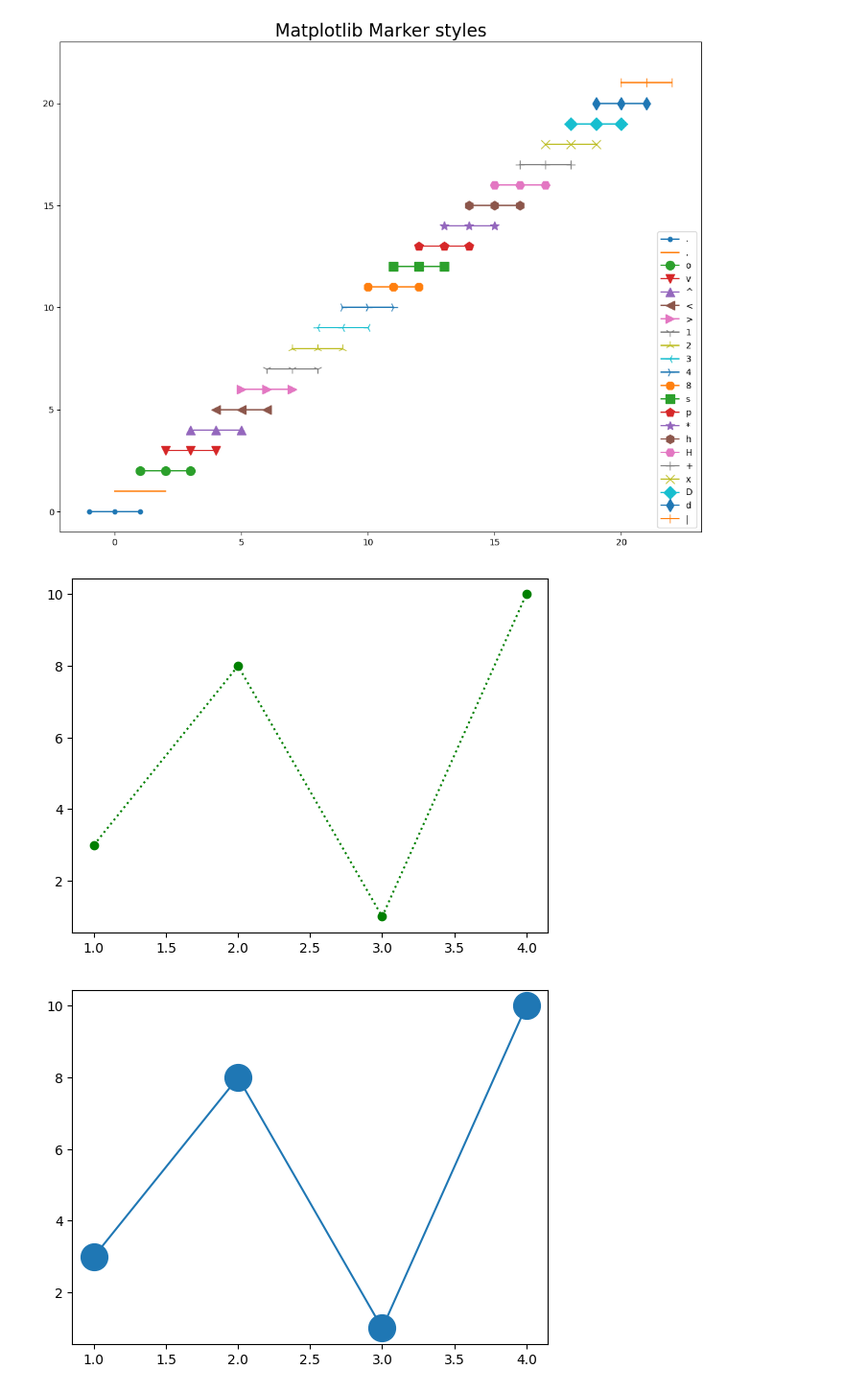
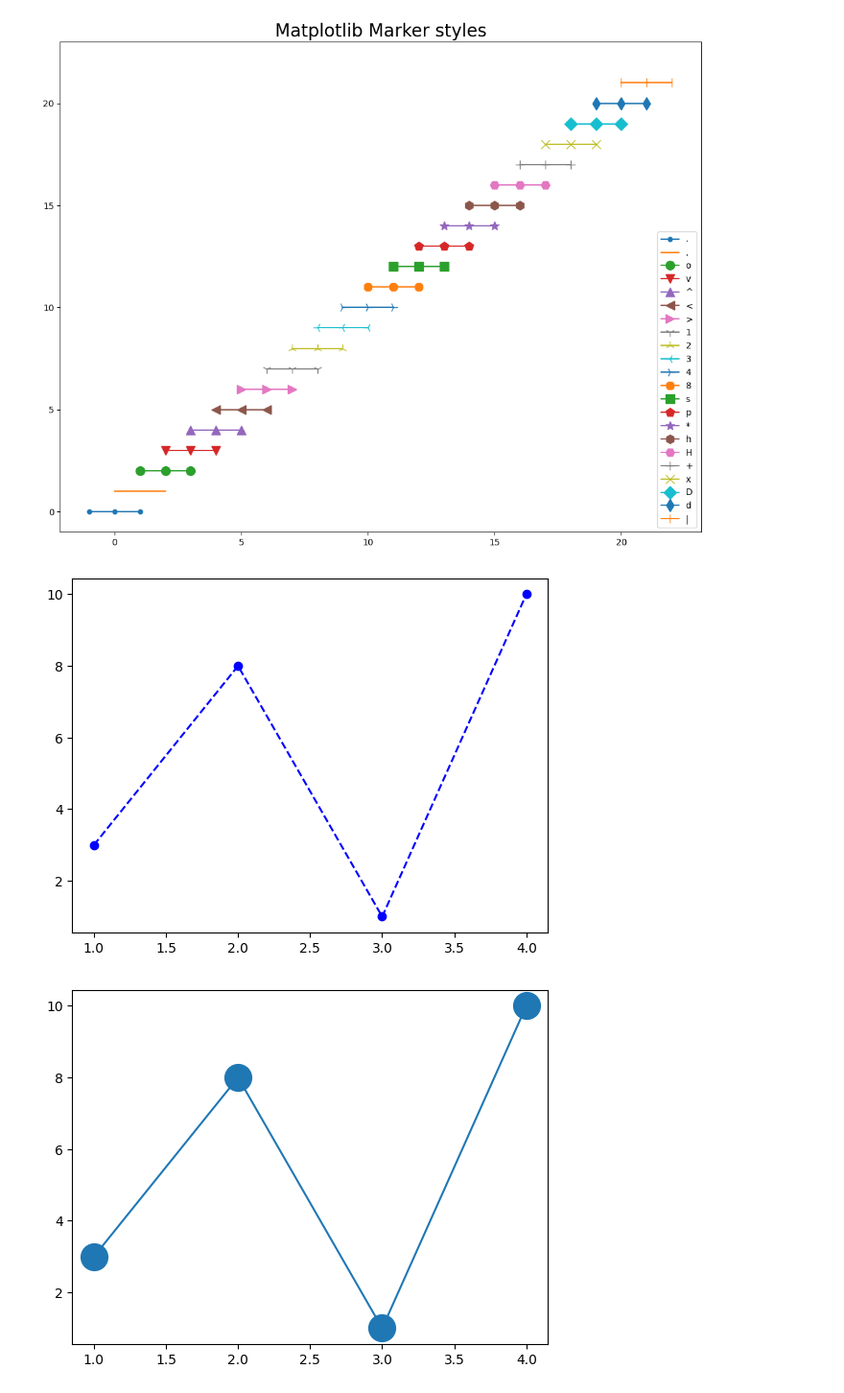
Before and after one commit to ash322ash422/tut_matplotlib, a Jupyter notebook: mp_tut1_scatter_line_marker_subplot.ipynb, the cells around one changed output. Shown: that part at 96% size. Drawn from its saved outputs; the diff is of its cells as text; code cells hidden in the pictures.

```diff
--- a/mp_tut1_scatter_line_marker_subplot.ipynb
+++ b/mp_tut1_scatter_line_marker_subplot.ipynb
@@ -172,16 +161,16 @@ plt.show()
 # %%
 import matplotlib.pyplot as plt
 import numpy as np
 
 xpoints = np.array([1, 2, 3, 4])
 ypoints = np.array([3, 8, 1, 10])
 
 # You can also use the shortcut string notation parameter to specify the marker.
 # This parameter is also called fmt, and is written with this syntax: marker|line|color
-plt.plot(xpoints,ypoints, 'o:g') # TODO other examples o--r  o:r o-r o-.r 'o--g'
+plt.plot(xpoints,ypoints, 'o--b') # TODO other examples o--r o:g o:r o-r o-.r 'o--g'
 plt.show()
 # %% [output]
-[figure, old version]
+[figure, new version]
 # %%
 # marker size is 20
 import matplotlib.pyplot as plt
```
Also changed, not shown: parts of 11 cells of this notebook, 2 other files.
